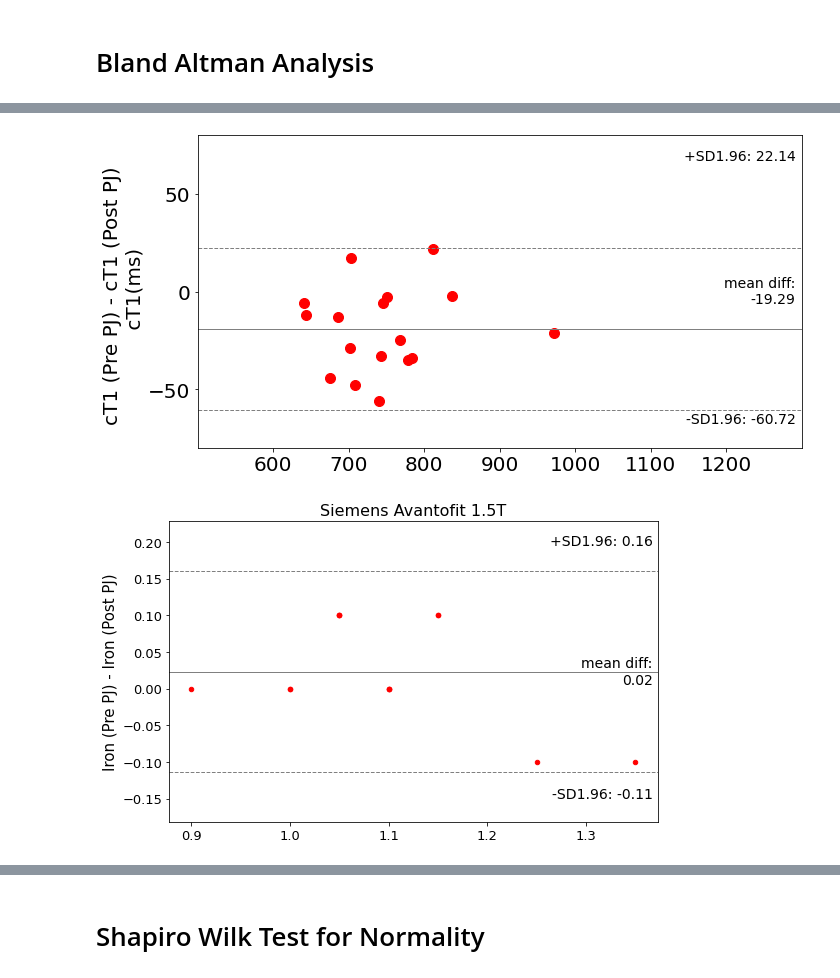
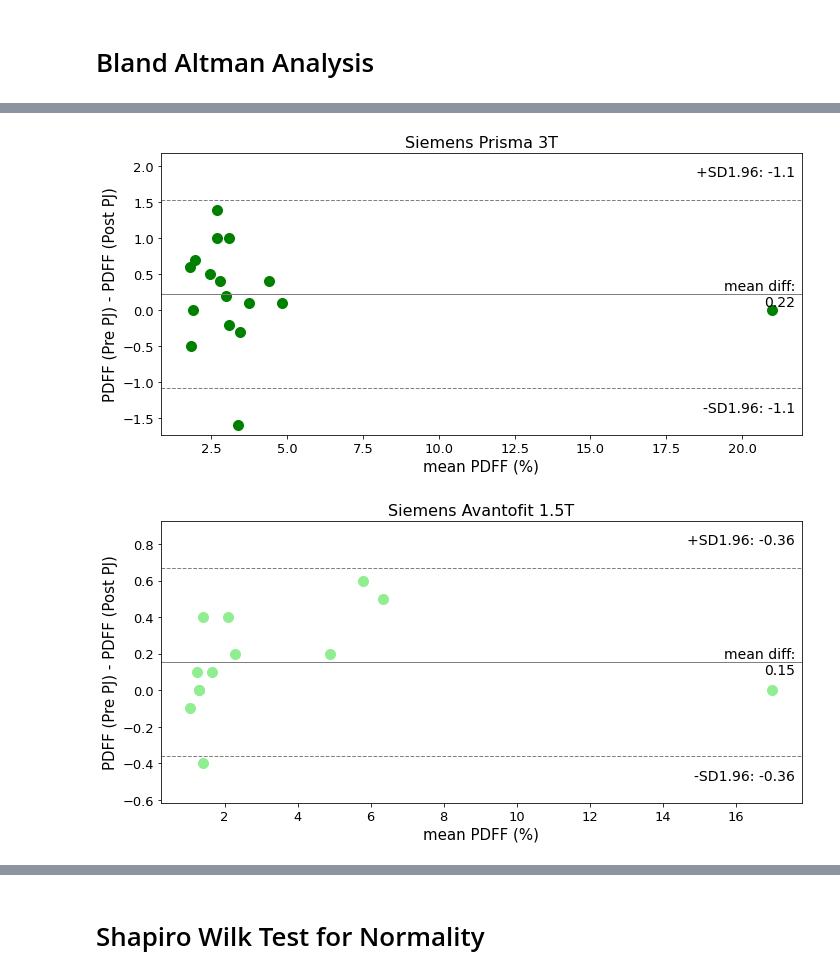
Before and after one commit to WhySeeYC/reference_app, a Jupyter notebook: PineappleJuice/VendorSpecificPlots.ipynb, the cells around one changed output, grey strips where cells are left out. Drawn from its saved outputs; the diff is of its cells as text; code cells hidden in the pictures.

```diff
--- a/PineappleJuice/VendorSpecificPlots.ipynb
+++ b/PineappleJuice/VendorSpecificPlots.ipynb
@@ -682,26 +718,20 @@ plt.savefig("AV cT1 Bland Altman Nov 10.png")
 # %%
 f, ax = plt.subplots(figsize = (10, 5))
-sm.graphics.mean_diff_plot(PA["cT1 median (Pre PJ)"], PA["cT1 median (Post PJ)"],  ax = ax, scatter_kwds = {"color":"red", 's':100})
-ax.set_ylabel("cT1 (Pre PJ) - cT1 (Post PJ) \n cT1(ms)", fontsize = 20)
-# ax.set_title("Siemens Prisma 3T", fontsize = 16)
-ax.set_xlim(500,1300)
-ax.set_ylim(-80,80)
-ax.set_xticks([600, 700, 800, 900, 1000, 1100, 1200])
-ax.set_yticks([-50, 0, 50])
-ax.xaxis.set_tick_params(labelsize=20)
-ax.yaxis.set_tick_params(labelsize=20)
-ax.set_xlabel('')
+sm.graphics.mean_diff_plot(PA['PDFF median (Pre PJ)'], PA['PDFF median (Post PJ)'],  ax = ax, scatter_kwds = {'color':'green', 's':100})
+ax.set_ylabel('PDFF (Pre PJ) - PDFF (Post PJ)')
+ax.set_title('Siemens Prisma 3T', fontsize = 16)
+ax.set_xlabel('mean PDFF (%)')
 plt.tight_layout()
-plt.savefig("PA cT1 Bland Altman Nov 10.png")
+#plt.savefig('PA PDFF Bland Altman.png')
 # %% [output]
-[figure, old version]
+[figure, new version]
 # %%
-f, ax = plt.subplots(figsize = (8, 5))
-sm.graphics.mean_diff_plot(AV["Iron median (Pre PJ)"], AV["Iron median (Post PJ)"],  ax = ax, scatter_kwds = {"color":"red"})
-ax.set_ylabel("Iron (Pre PJ) - Iron (Post PJ)")
-ax.set_title("Siemens Avantofit 1.5T", fontsize = 16)
-ax.set_xlabel('')
+f, ax = plt.subplots(figsize = (10, 5))
+sm.graphics.mean_diff_plot(AV['PDFF median (Pre PJ)'], AV['PDFF median (Post PJ)'],  ax = ax, scatter_kwds = {'color':'lightgreen', 's':100})
+ax.set_ylabel('PDFF (Pre PJ) - PDFF (Post PJ)')
+ax.set_title('Siemens Avantofit 1.5T', fontsize = 16)
+ax.set_xlabel('mean PDFF (%)')
 plt.tight_layout()
-plt.savefig("AV Iron Bland Altman.png")
+#3plt.savefig('AV PDFF Bland Altman.png')
 # %% [output]
-[figure, old version]
+[figure, new version]
```
Also changed, not shown: parts of 22 cells of this notebook.
